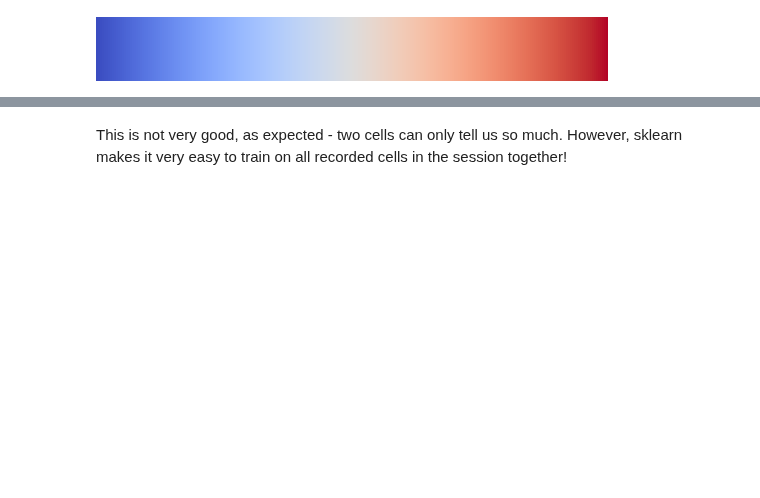
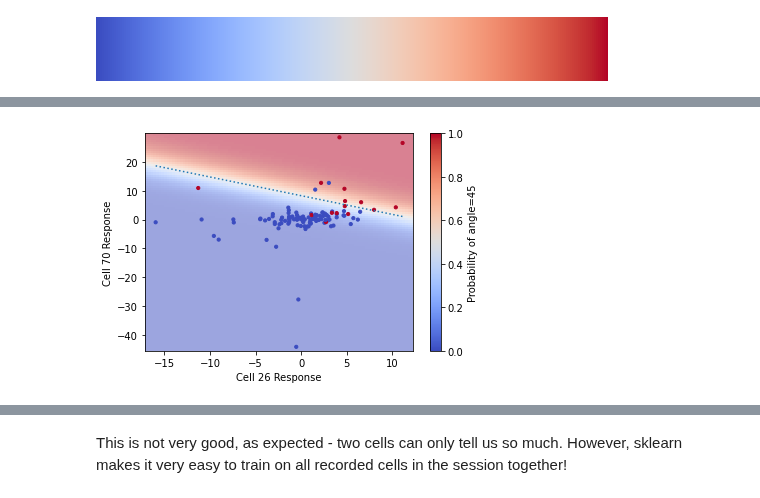
Before and after one commit to AllenSWDB/TReND_2024, a Jupyter notebook: code/Day 2 - population decoding.ipynb, the cells around one changed output, grey strips where cells are left out. Saved outputs shown, nothing was run; the diff lists cells and outputs as text; code cells hidden in the pictures; blank space fills up the shorter version.

```diff
--- a/code/Day 2 - population decoding.ipynb
+++ b/code/Day 2 - population decoding.ipynb
@@ -123,0 +191,26 @@ plt.show()
+# %%
+# There is also a built-in function for this in the sklearn.inspection module!
+from sklearn.inspection import DecisionBoundaryDisplay
+
+DecisionBoundaryDisplay.from_estimator(
+    model,
+    X,
+    plot_method="pcolormesh",
+    response_method="predict_proba",
+    ax=plt.gca(),
+    cmap="coolwarm",
+    vmin=0,
+    vmax=1,
+    alpha=0.5,
+    shading="auto",
+)
+
+plt.scatter(cell1_responses, cell2_responses, s=10, c=y, cmap="coolwarm")
+plt.plot(x_line, y_line, ":", label="classifier boundary")
+plt.xlabel(f"Cell {cells_index[0]} Response")
+plt.ylabel(f"Cell {cells_index[1]} Response")
+
+plt.colorbar(label=f"Probability of angle={target_orientation}")
+plt.show()
+# %% [output]
+[figure, added]
```
Also changed, not shown: parts of 59 cells of this notebook, 1 other file.
